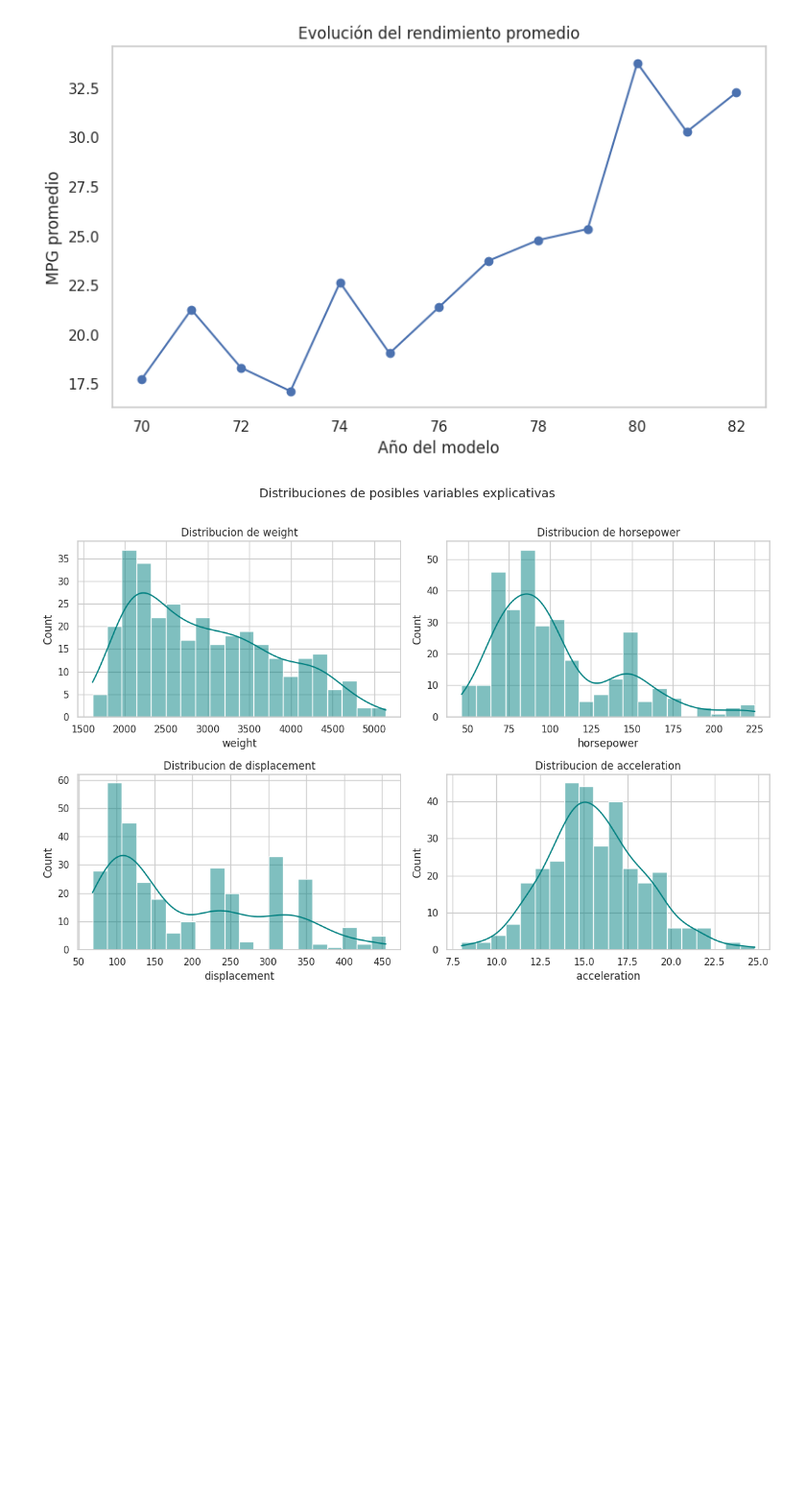
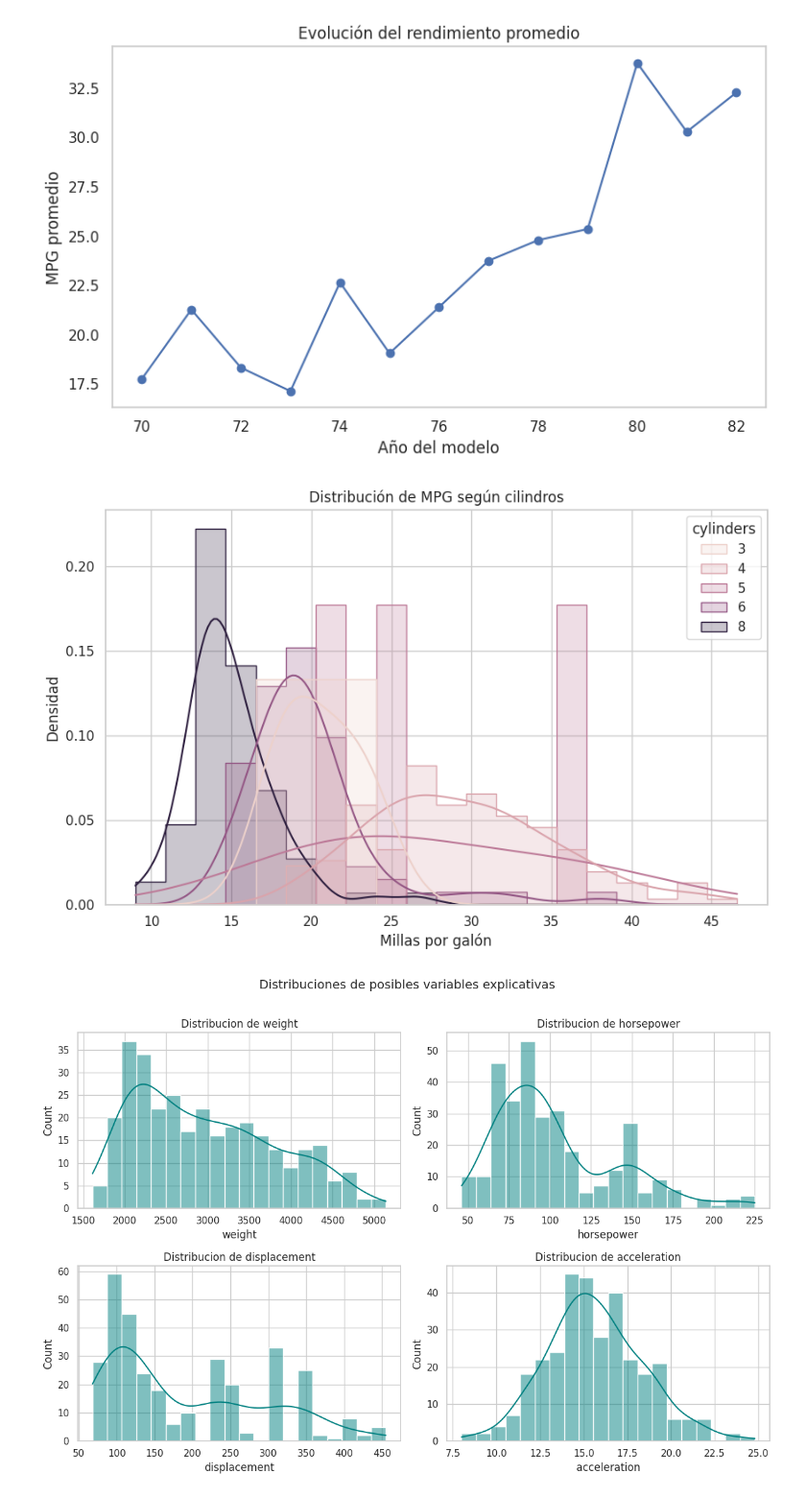
Before and after one commit to asegura4488/EDCO_IntroCienciaDatos, a Jupyter notebook: Semana5/EDA_Auto_MPG_Completo.ipynb, the cells around one changed output. Shown at 96% size. Drawn from its saved outputs; the diff is of its cells as text; code cells hidden in the pictures; blank space fills up the shorter version.

```diff
--- a/Semana5/EDA_Auto_MPG_Completo.ipynb
+++ b/Semana5/EDA_Auto_MPG_Completo.ipynb
@@ -257,6 +257,28 @@ plt.grid()
 plt.show()
 # %% [output]
 [figure]
+# %%
+
+plt.figure(figsize=(10, 6))
+
+sns.histplot(
+    data=eda,
+    x="mpg",
+    hue="cylinders",
+    bins=20,
+    kde=True,
+    element="step",
+    stat="density",
+    common_norm=False
+)
+
+plt.title("Distribución de MPG según cilindros")
+plt.xlabel("Millas por galón")
+plt.ylabel("Densidad")
+
+plt.show()
+# %% [output]
+[figure, added]
 # %%
 fig, axs = plt.subplots(2, 2, figsize=(12, 8))
 for ax, variable in zip(axs.ravel(), ["weight", "horsepower", "displacement", "acceleration"]):
```
